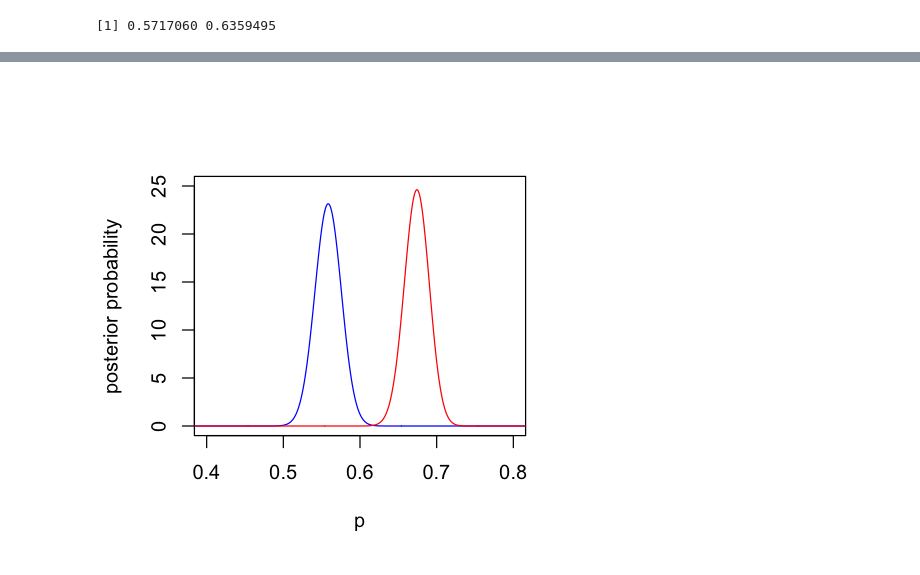
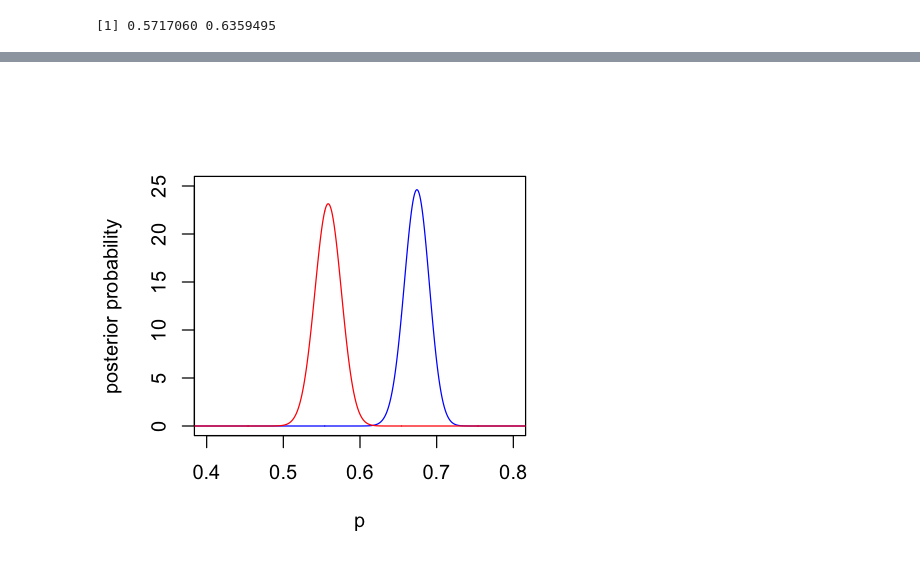
Before and after one commit to natemiller/DSCI6008-student, a Jupyter notebook: week3-ABtest/3.3-BayesianTest/DSCI6008-3.3-Lecture.ipynb, the cells around one changed output, grey strips where cells are left out. Cells and saved outputs as stored; diff of their text form; code cells hidden in the pictures.

```diff
--- a/week3-ABtest/3.3-BayesianTest/DSCI6008-3.3-Lecture.ipynb
+++ b/week3-ABtest/3.3-BayesianTest/DSCI6008-3.3-Lecture.ipynb
@@ -195,8 +204,8 @@ qbeta(c(0.025, 0.975), 1 + x, 1 + n - x)
 # %%
 p = seq(0, 1, 0.001)
-post_a = dbeta(p , 1 + 463, 1 + 829 - 463)
-post_b = dbeta(p , 1 + 563, 1 + 835 - 563)
+post_a = dbeta(p , 1 + 563, 1 + 835 - 563)
+post_b = dbeta(p , 1 + 463, 1 + 829 - 463)
 plot(p, post_a, type = "l", col = "blue", xlim = c(0.4, 0.8), ylim = c(0, 25), ylab = "posterior probability")
 lines(p, post_b, col = "red")
 # %% [output]
-[figure, old version]
+[figure, new version]
```
Also changed, not shown: parts of 6 cells of this notebook.
